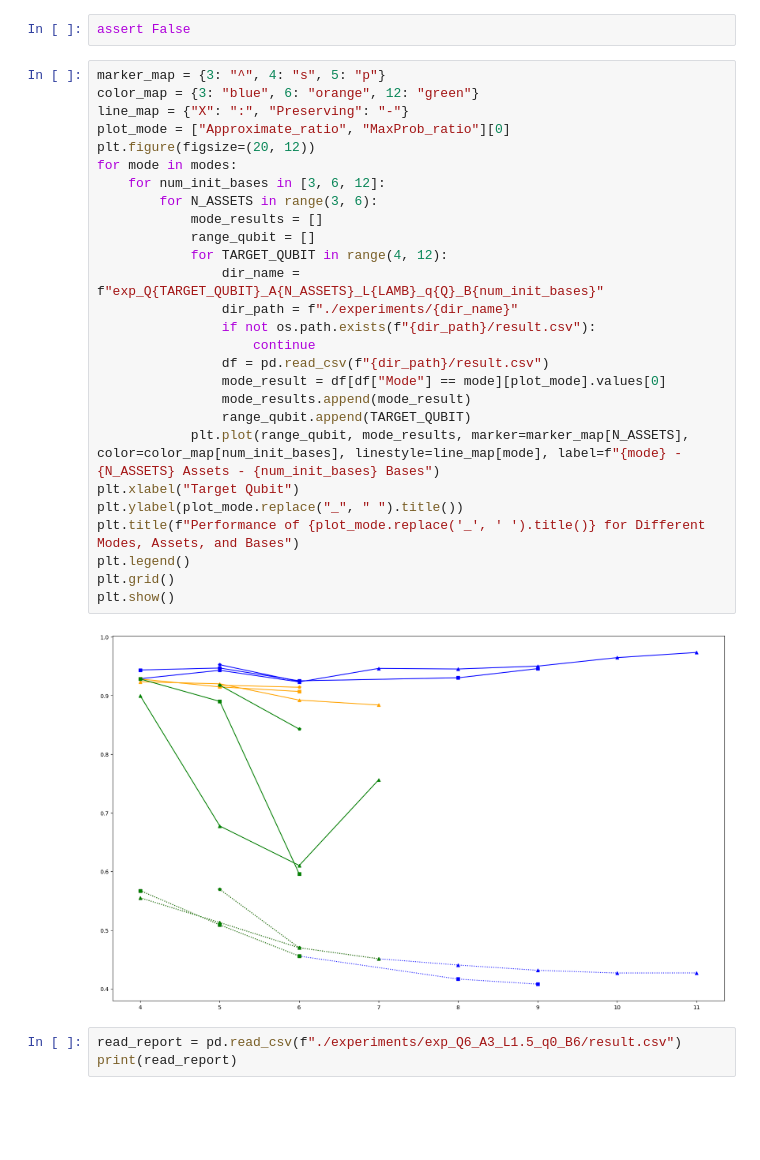
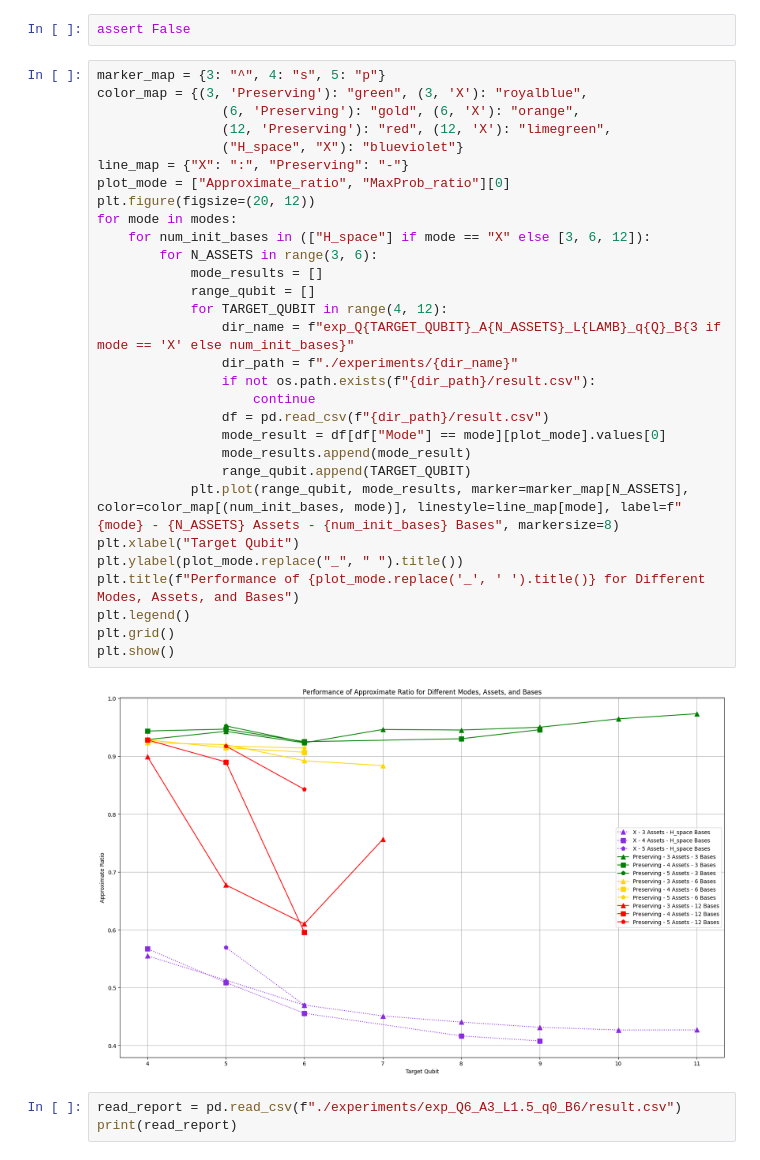
Before and after one commit to AndewNN/Quantum_Computing, a Jupyter notebook: CUDA/PO_Mixer_Benchmark.ipynb, the cells around one changed output. Saved outputs shown, nothing was run; the diff lists cells and outputs as text; blank space fills up the shorter version.

Commit message:
better visualization

```diff
--- a/CUDA/PO_Mixer_Benchmark.ipynb
+++ b/CUDA/PO_Mixer_Benchmark.ipynb
@@ -609,33 +609,36 @@ Target Qubit: 7, N Assets: 4, Num Init Bases: 3
 assert False
 # %%
 marker_map = {3: "^", 4: "s", 5: "p"}
-color_map = {3: "blue", 6: "orange", 12: "green"}
+color_map = {(3, 'Preserving'): "green", (3, 'X'): "royalblue",
+                (6, 'Preserving'): "gold", (6, 'X'): "orange",
+                (12, 'Preserving'): "red", (12, 'X'): "limegreen",
+                ("H_space", "X"): "blueviolet"}
 line_map = {"X": ":", "Preserving": "-"}
 plot_mode = ["Approximate_ratio", "MaxProb_ratio"][0]
 plt.figure(figsize=(20, 12))
 for mode in modes:
-    for num_init_bases in [3, 6, 12]:
+    for num_init_bases in (["H_space"] if mode == "X" else [3, 6, 12]):
         for N_ASSETS in range(3, 6):
             mode_results = []
             range_qubit = []
             for TARGET_QUBIT in range(4, 12):
-                dir_name = f"exp_Q{TARGET_QUBIT}_A{N_ASSETS}_L{LAMB}_q{Q}_B{num_init_bases}"
+                dir_name = f"exp_Q{TARGET_QUBIT}_A{N_ASSETS}_L{LAMB}_q{Q}_B{3 if mode == 'X' else num_init_bases}"
                 dir_path = f"./experiments/{dir_name}"
                 if not os.path.exists(f"{dir_path}/result.csv"):
                     continue
                 df = pd.read_csv(f"{dir_path}/result.csv")
                 mode_result = df[df["Mode"] == mode][plot_mode].values[0]
                 mode_results.append(mode_result)
                 range_qubit.append(TARGET_QUBIT)
-            plt.plot(range_qubit, mode_results, marker=marker_map[N_ASSETS], color=color_map[num_init_bases], linestyle=line_map[mode], label=f"{mode} - {N_ASSETS} Assets - {num_init_bases} Bases")
+            plt.plot(range_qubit, mode_results, marker=marker_map[N_ASSETS], color=color_map[(num_init_bases, mode)], linestyle=line_map[mode], label=f"{mode} - {N_ASSETS} Assets - {num_init_bases} Bases", markersize=8)
 plt.xlabel("Target Qubit")
 plt.ylabel(plot_mode.replace("_", " ").title())
 plt.title(f"Performance of {plot_mode.replace('_', ' ').title()} for Different Modes, Assets, and Bases")
 plt.legend()
 plt.grid()
 plt.show()
 # %% [output]
-[figure, old version]
+[figure, new version]
 # %%
 read_report = pd.read_csv(f"./experiments/exp_Q6_A3_L1.5_q0_B6/result.csv")
 print(read_report)
```
